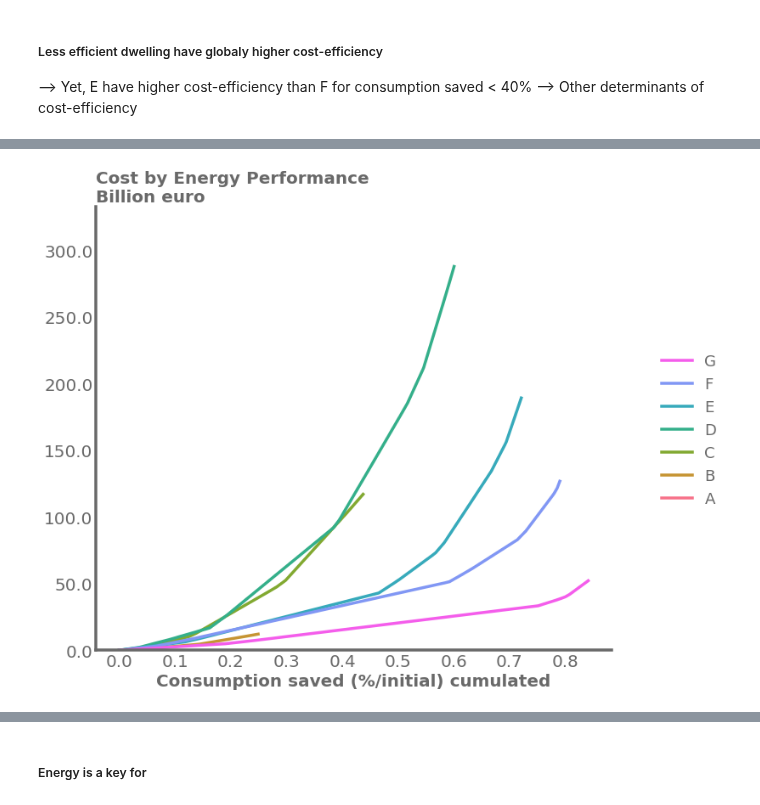
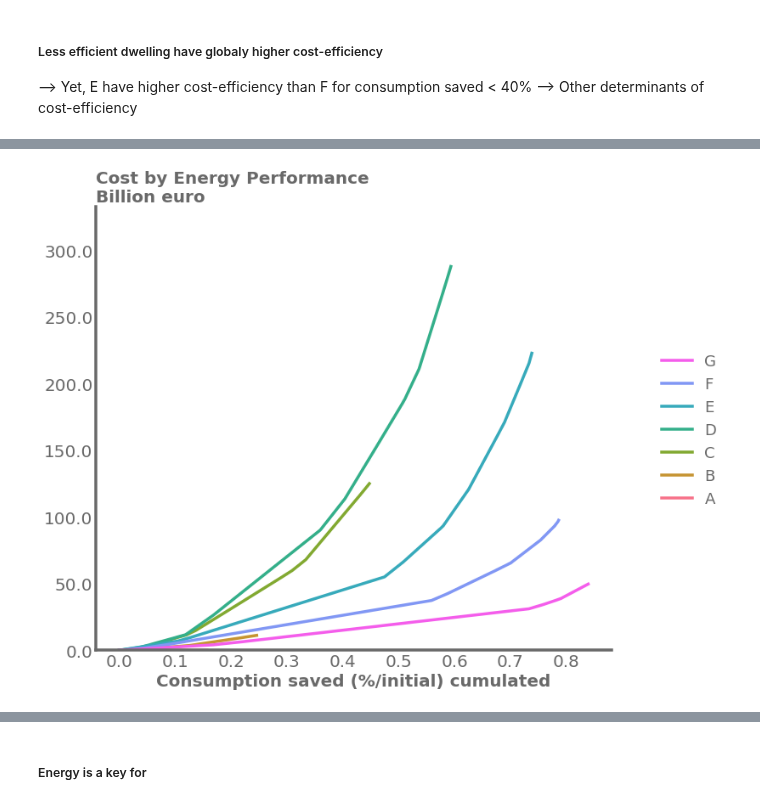
Before and after one commit to CIRED/Res-IRF4, a Jupyter notebook: project/analysis/cost_curve/cost_curve.ipynb, the cells around one changed output, grey strips where cells are left out. Drawn from its saved outputs; the diff is of its cells as text; code cells hidden in the pictures.

Commit message:
adding building stock as parameter of social planner

```diff
--- a/project/analysis/cost_curve/cost_curve.ipynb
+++ b/project/analysis/cost_curve/cost_curve.ipynb
@@ -11,6 +11,6 @@ from project.model import social_planner
 --> Yet, E have higher cost-efficiency than F for consumption saved < 40%
 --> Other determinants of cost-efficiency
 # %%
-dict_cost, _ = social_planner(aggregation_archetype=['Performance'])
+dict_cost, _ = social_planner(aggregation_archetype=['Performance'], building_stock='medium_3')
 make_plots(dict_cost, 'Cost by Energy Performance (Billion euro)', loc='left', left=1.15)
 # %% [output]
@@ -18 +19 @@ make_plots(dict_cost, 'Cost by Energy Performance (Billion euro)', loc='left', l
-[figure, old version]
+[figure, new version]
```
Also changed, not shown: parts of 2 cells of this notebook, 1 other file.
